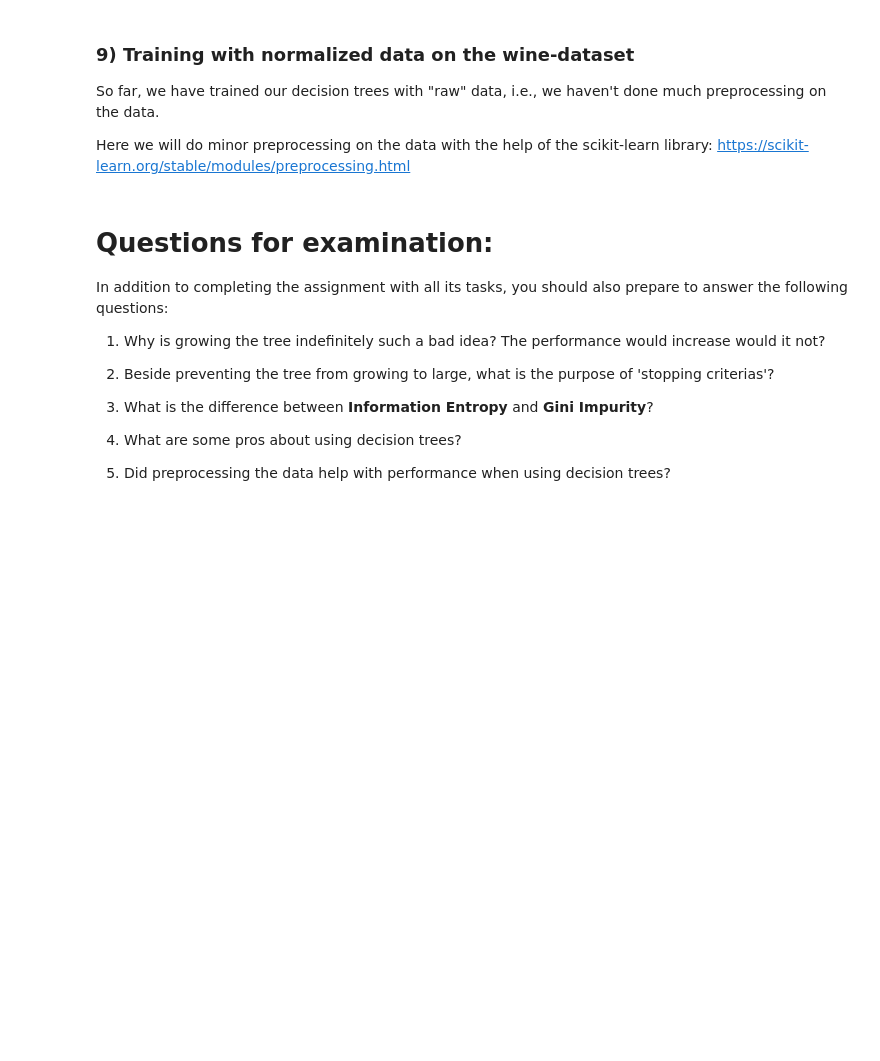
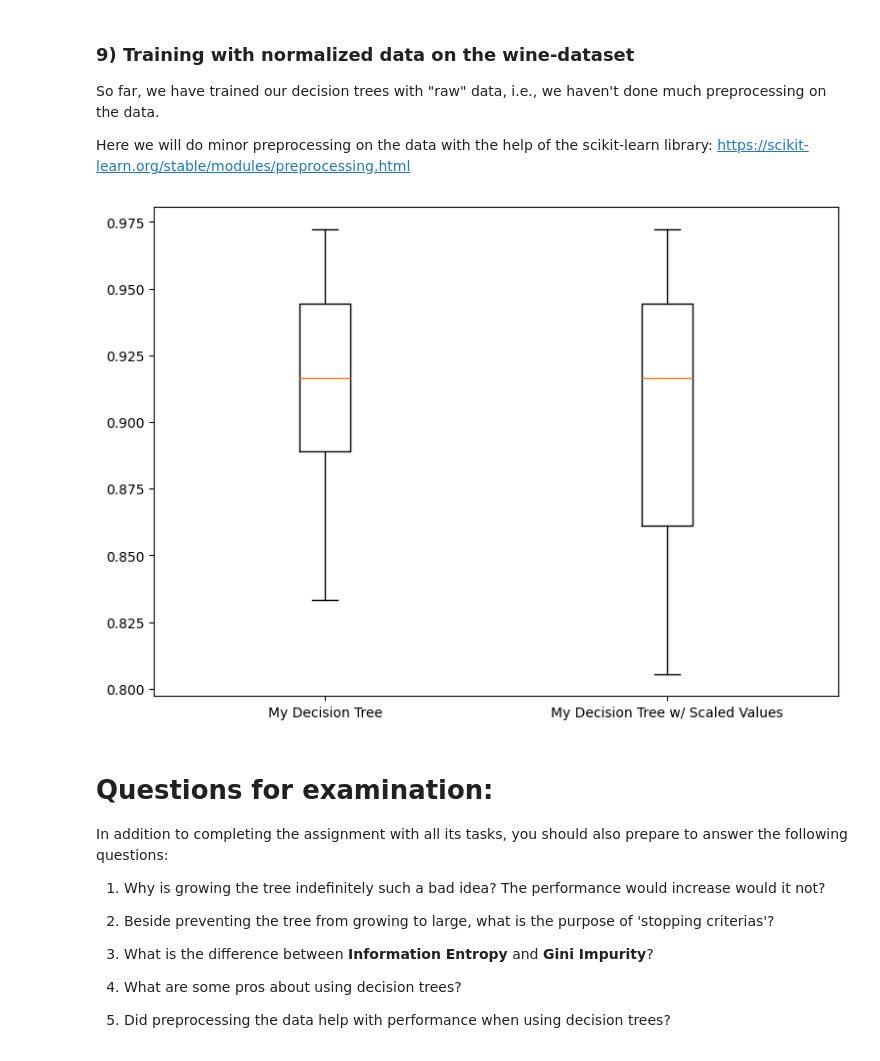
Before and after one commit to JoelScarinius/Decision_Tree_Induction, a Jupyter notebook: ML-Assignment_2_Alexander_Forsanker.ipynb, the cells around one changed output. Cells and saved outputs as stored; diff of their text form; code cells hidden in the pictures; blank space fills up the shorter version.

Commit message:
Implemented data preprocessing

```diff
--- a/ML-Assignment_2_Alexander_Forsanker.ipynb
+++ b/ML-Assignment_2_Alexander_Forsanker.ipynb
@@ -492,17 +492,67 @@ Here we will do minor preprocessing on the data with the help of the scikit-lear
 # %%
 from sklearn import preprocessing
 
 # TODO: Use the wine dataset from above and scale its features and labels between 0 and 1
 
+data_wine = pd.read_csv("wine.csv").to_numpy()
+data_wine = data_wine[1:]
+
+X = data_wine[:, :-1]
+y = data_wine[:, -1]
+X_train, X_test, y_train, y_test = train_test_split(X, y, test_size=0.2, shuffle=True)
+
+min_max_scaler = preprocessing.MinMaxScaler()
+X_train_minmax = min_max_scaler.fit_transform(X_train)
+X_test_minmax = min_max_scaler.transform(X_test)
+
 # TODO: Run the code from the dataset and compare the preprocessed vs non-preprocessed data.
 # NOTE: You can copy most of the workflow from the dataset code above to save you some time.
 # NOTE: Use the same train/test split for your tree model for both the preprocessed vs non-preprocessed data.
+# number_of_features = X.shape[1]
+# root = grow_tree(X_train, y_train, number_of_features, max_depth=10, min_samples_for_split=2)
+# my_predictions = np.array([traverse_tree(x, root) for x in X_test])
+# my_accuracy = accuracy_score(y_test, my_predictions)
+# print(my_accuracy)
+
+# number_of_features = X.shape[1]
+# root = grow_tree(X_train_minmax, y_train, number_of_features, max_depth=10, min_samples_for_split=2)
+# my_predictions = np.array([traverse_tree(x, root) for x in X_test_minmax])
+# my_accuracy = accuracy_score(y_test, my_predictions)
+# print(my_accuracy)
+
 
 # TODO: Do the above at least 5 times
 # NOTE: Use loops here!
+my_accuracies = []
+my_accuracies_scaled = []
+for _ in range(50):
+    X_train, X_test, y_train, y_test = train_test_split(X, y, test_size=0.2, shuffle=True)
+    min_max_scaler = preprocessing.MinMaxScaler()
+    X_train_minmax = min_max_scaler.fit_transform(X_train)
+    X_test_minmax = min_max_scaler.transform(X_test)
+
+    number_of_features = X.shape[1]
+    root = grow_tree(X_train, y_train, number_of_features, max_depth=10, min_samples_for_split=2)
+    my_predictions = np.array([traverse_tree(x, root) for x in X_test])
+    my_accuracy = accuracy_score(y_test, my_predictions)
+    my_accuracies.append(my_accuracy)
+
+    number_of_features = X.shape[1]
+    root = grow_tree(X_train_minmax, y_train, number_of_features, max_depth=10, min_samples_for_split=2)
+    my_predictions_scaled = np.array([traverse_tree(x, root) for x in X_test_minmax])
+    my_accuracy_scaled = accuracy_score(y_test, my_predictions_scaled)
+    my_accuracies_scaled.append(my_accuracy_scaled)
 
 # TODO: Plot the results with matplotlib (plt)
 # NOTE: One plot with all results is enough
+boxplotData = [my_accuracies, my_accuracies_scaled]
+fig = plt.figure(figsize =(7, 5))
+ax = fig.add_axes([0, 0, 1, 1])
+labels = ['My Decision Tree', 'My Decision Tree w/ Scaled Values']
+bp = ax.boxplot(boxplotData, labels=labels)
+plt.show()
+# %% [output]
+[figure, added]
 # %% [markdown]
 # Questions for examination:
 
```
Also changed, not shown: parts of 3 cells of this notebook.
